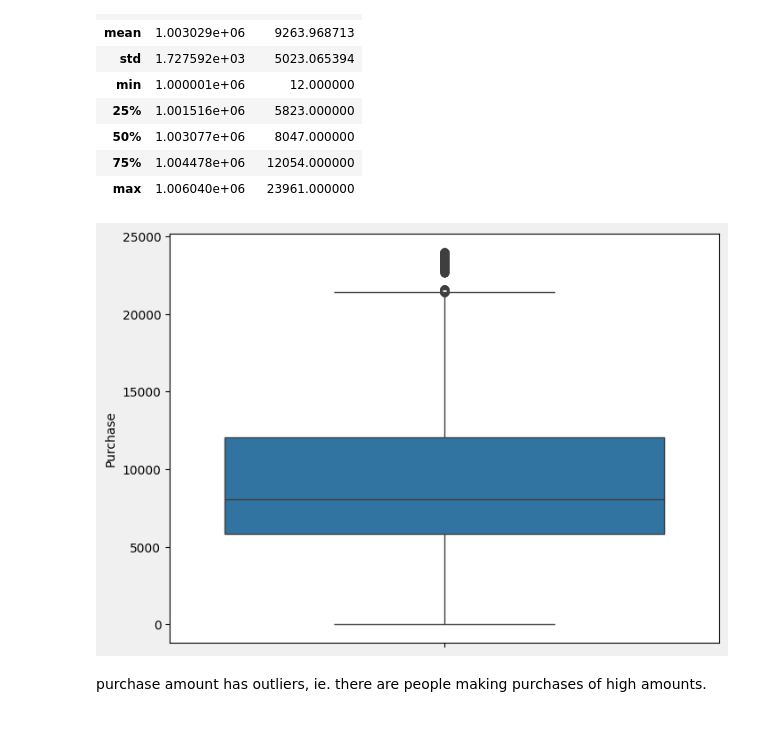
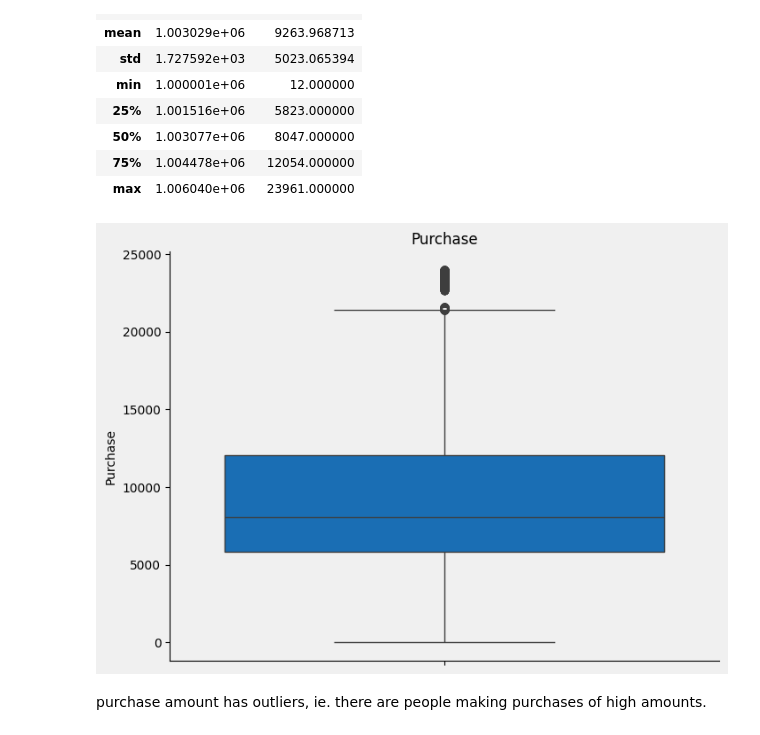
Before and after one commit to RichaGaharwar/Walmart---Confidence-Interval-CLT, a Jupyter notebook: Walmart_Confidence_Interval_&_CLT.ipynb, the cells around one changed output. Saved outputs shown, nothing was run; the diff lists cells and outputs as text; code cells hidden in the pictures.

```diff
--- a/Walmart_Confidence_Interval_&_CLT.ipynb
+++ b/Walmart_Confidence_Interval_&_CLT.ipynb
@@ -197,9 +197,14 @@ walmart.describe()
 | max | 1.006040e+06 | 23961.000000 |
 # %%
 plt.figure(figsize = (8, 6),facecolor='#F0F0F0')
-sns.boxplot(walmart['Purchase'])
+ax = plt.gca() # Define ax here
+ax.set_facecolor(BG_Grey)
+sns.boxplot(walmart['Purchase'], color = True_Blue)
+plt.title('Purchase')
+ax.spines['top'].set_visible(False)
+ax.spines['right'].set_visible(False)
 plt.show()
 # %% [output]
-[figure, old version]
+[figure, new version]
 # %% [markdown]
 purchase amount has outliers, ie. there are people making purchases of high amounts.
```
Also changed, not shown: parts of 57 cells of this notebook.
